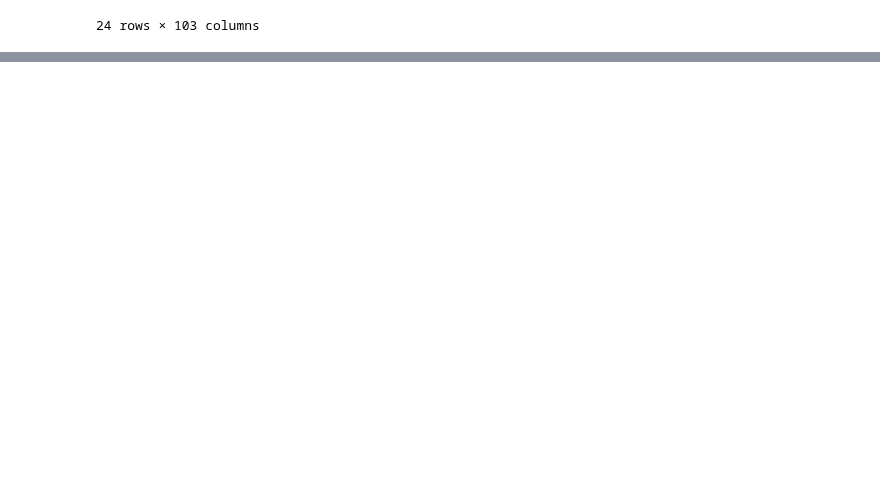
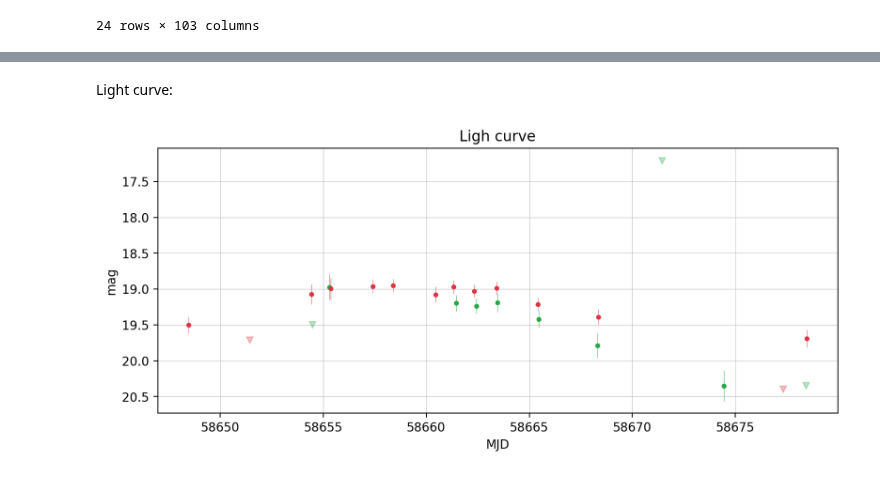
Before and after one commit to dmitryduev/kowalski-archived, a Jupyter notebook: nb/tess.ipynb, the cells around one changed output, grey strips where cells are left out. Cells and saved outputs as stored; diff of their text form; code cells hidden in the pictures; blank space fills up the shorter version.

```diff
--- a/nb/tess.ipynb
+++ b/nb/tess.ipynb
@@ -70,0 +141,7 @@ def make_dataframe(packet):
+# %%
+def is_star(dflc, match_radius_arcsec=1.5, star_galaxy_threshold=0.4):
+    try:
+        return (dflc.iloc[-1].distpsnr1 < match_radius_arcsec) & (dflc.iloc[-1].sgscore1 > star_galaxy_threshold)
+    except Exception as _e:
+        print(_e)
+        return False
@@ -98,0 +465,12 @@ display(df)
+# %% [markdown]
+Light curve:
+# %%
+match_radius_arcsec = 1.5
+star_galaxy_threshold = 0.4
+
+_, lc_candid = assemble_lc(df, objectId=alert['objectId'], composite=False,
+                               match_radius_arcsec=match_radius_arcsec,
+                               star_galaxy_threshold=star_galaxy_threshold)
+plot_lc(lc_candid)
+# %% [output]
+[figure, added]
```
Also changed, not shown: parts of 15 cells of this notebook.
